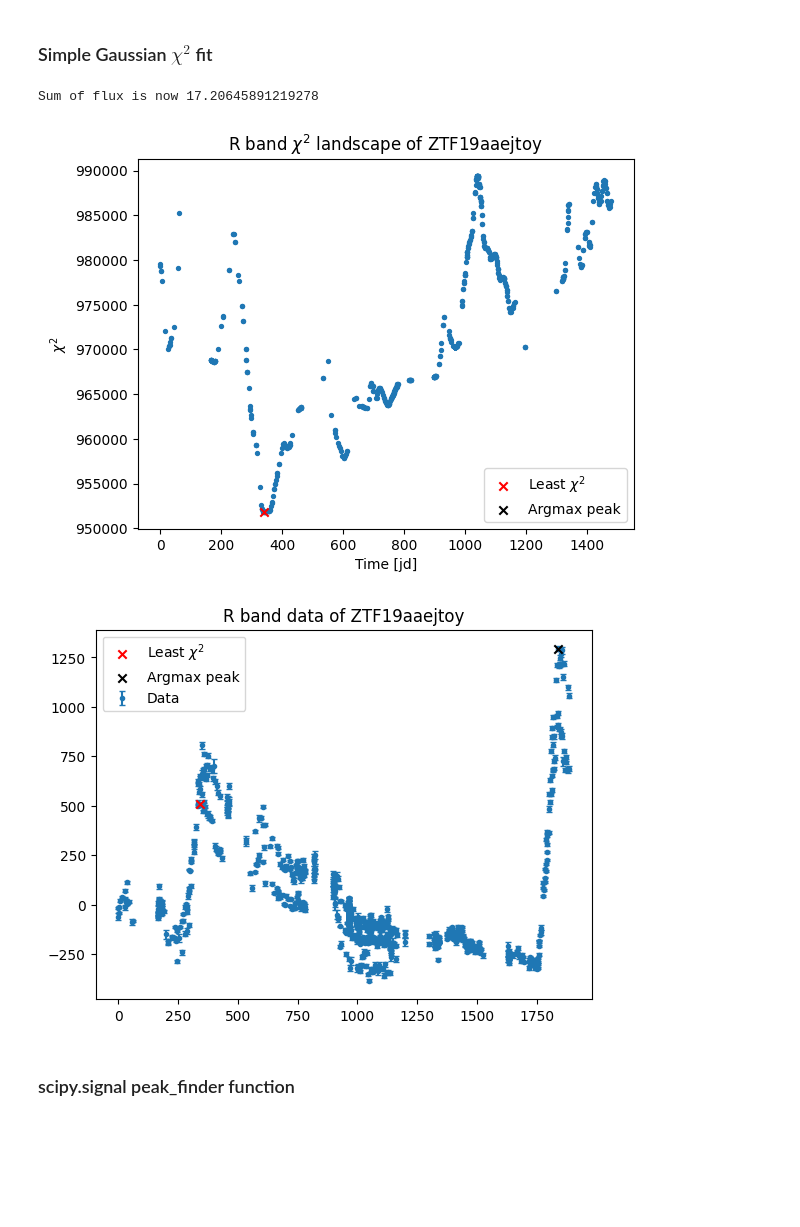
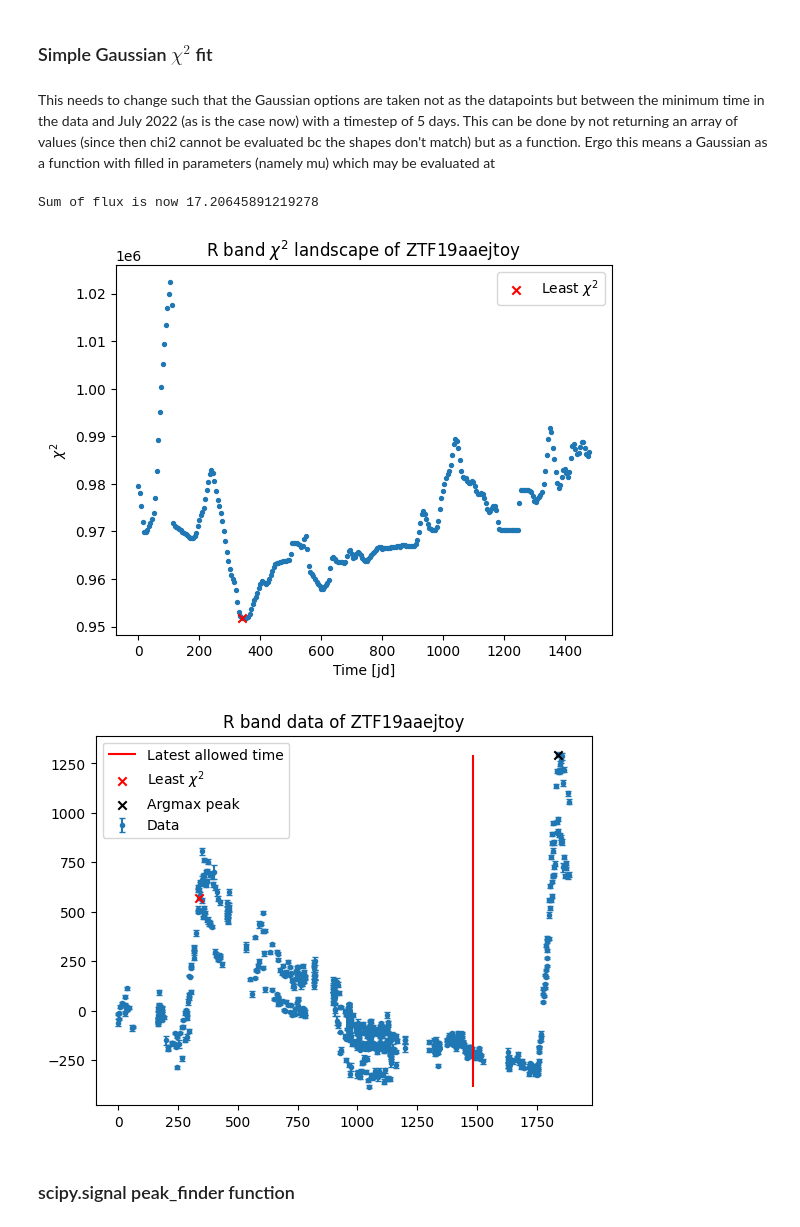
Before and after one commit to TimvdVuurst/FRP_TimvdVuurst, a Jupyter notebook: peak_finder.ipynb, the cells around one changed output. Cells and saved outputs as stored; diff of their text form; code cells hidden in the pictures; blank space fills up the shorter version.

Commit message:
peak finder updated (not yet implemented) and fitting improved (BB_ratio)

```diff
--- a/peak_finder.ipynb
+++ b/peak_finder.ipynb
@@ -58,6 +58,8 @@ def plot_data(filepath,name=' '):
 ## Testing peak finders
 # %% [markdown]
 ### Simple Gaussian $\chi^2$ fit
+# %% [markdown]
+This needs to change such that the Gaussian options are taken not as the datapoints but between the minimum time in the data and July 2022 (as is the case now) with a timestep of 5 days. This can be done by not returning an array of values (since then chi2 cannot be evaluated bc the shapes don't match) but as a function. Ergo this means a Gaussian as a function with filled in parameters (namely mu) which may be evaluated at
 # %%
 def chi2(flux,flux_err,time,model_fit):
     return np.sum(np.square(flux - model_fit)/np.square(flux_err))
@@ -72,41 +74,51 @@ def gaussian(x,mu,amp=1,sigma=10):
     gauss = np.exp(-(np.square(x-mu)/(2*sigma**2)))
     return gauss/np.sum(gauss)
 
+timesteps_for_gauss = np.arange(np.min(time),latest_peak,step=5)
+
 def chi2_peak_finder(flux = norm_flux,flux_err=err_norm,time=time):
-    chi2_results = np.full(flux.shape,np.nan)
-    for i,t in enumerate(time):
+    chi2_results = np.full(timesteps_for_gauss.shape,np.nan)
+    for i,t in enumerate(timesteps_for_gauss):
         # fit = gaussian(flux,mu)
         if t < latest_peak:
             chi2_results[i] = chi2(flux,flux_err,time,gaussian(time,amp=1,mu=t))
     peak = np.nanargmin(chi2_results)
     return chi2_results, peak
 
 chis,peak_index = chi2_peak_finder()
 
 plt.figure()
-plt.scatter(time,chis,s=8)
+plt.scatter(timesteps_for_gauss,chis,s=8)
 mindex = peak_index
 maxdex = np.argmax(norm_flux)
-plt.scatter(time[mindex],chis[mindex],marker='x',c='red',zorder=10,label=r'Least $\chi^2$')
-plt.scatter(time[maxdex],chis[maxdex],marker='x',c='black',zorder=10,label='Argmax peak')
+
+#since the timesteps we use don't match with the actual data, we just find the closest time to the found one and take it as the "found peak"
+best_time_insteps = timesteps_for_gauss[peak_index]
+best_fit_arg = np.argmin(np.abs(time - best_time_insteps))
+best_flux = flux[best_fit_arg]
+best_flux
+
+plt.scatter(timesteps_for_gauss[mindex],chis[mindex],marker='x',c='red',zorder=10,label=r'Least $\chi^2$')
+# plt.scatter(time[maxdex],chis[maxdex],marker='x',c='black',zorder=10,label='Argmax peak')
 # plt.yscale('log')
 plt.legend()
 plt.ylabel(r'$\chi^2$')
 plt.xlabel('Time [jd]')
 plt.title(f"R band " + r"$\chi^2$"+ f" landscape of {ztf_name}")
 plt.show()
 
 plt.figure()
 plt.title(f'R band data of {ztf_name}')
 plt.errorbar(time,flux,err,fmt='o',markersize=3,capsize=2,label='Data')
-plt.scatter(time[mindex],flux[mindex],marker='x',c='red',zorder=10,label=r'Least $\chi^2$')
+plt.vlines(latest_peak,min(flux),max(flux),colors='red',zorder=10,label=r'Latest allowed time')
+plt.scatter(time[best_fit_arg],flux[best_fit_arg],marker='x',c='red',zorder=10,label=r'Least $\chi^2$')
 plt.scatter(time[maxdex],flux[maxdex],marker='x',c='black',zorder=10,label='Argmax peak')
 plt.legend()
 plt.show()
 # %% [output]
 Sum of flux is now 17.20645891219278
-[figure, old version]
+[figure, new version]
-[figure, old version]
+[figure, new version]
 # %% [markdown]
 ### scipy.signal peak_finder function
 # %%
```
Also changed, not shown: 1 other file.
